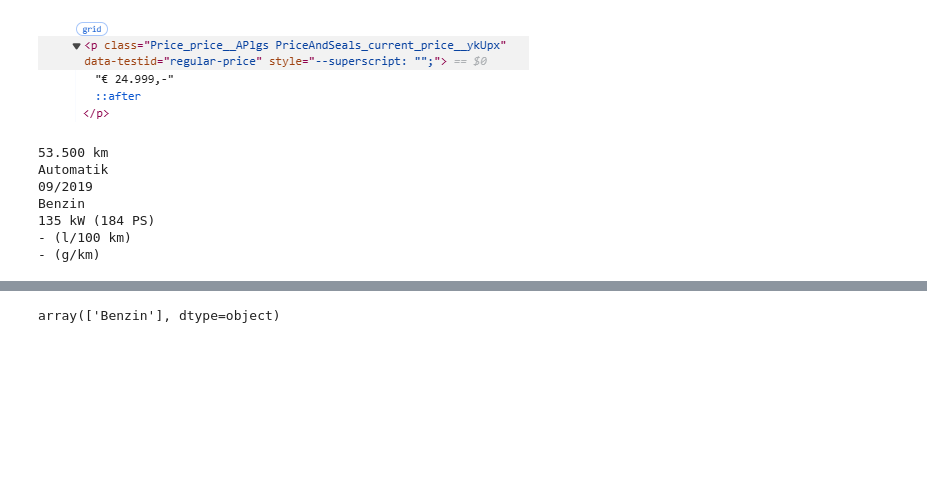
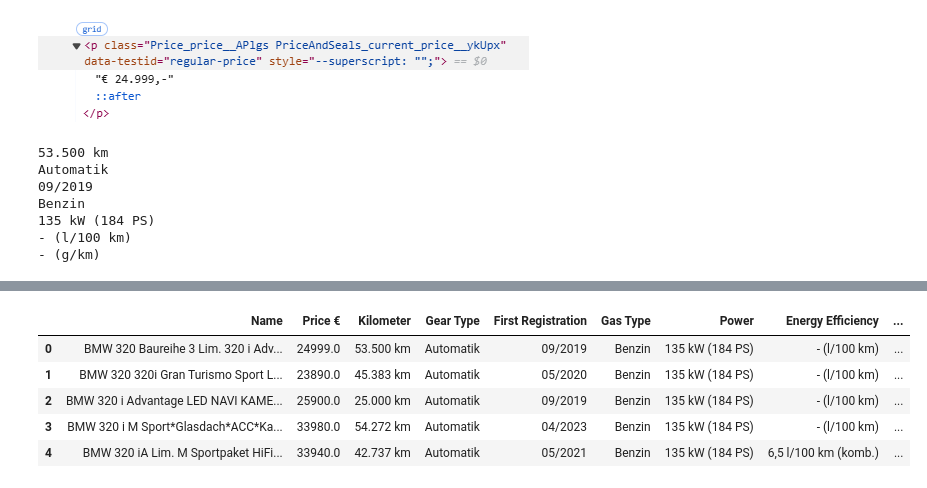
Before and after one commit to hoanghai94923/autoscout24, a Jupyter notebook: code.ipynb, the cells around one changed output, grey strips where cells are left out. Saved outputs shown, nothing was run; the diff lists cells and outputs as text; code cells hidden in the pictures; blank space fills up the shorter version.

```diff
--- a/code.ipynb
+++ b/code.ipynb
@@ -171,4 +139,15 @@ df
-# %%
-df["Gas Type"].unique()
-# %% [output]
-array(['Benzin'], dtype=object)
+# %%
+#Transform Price column
+# 'str' method allows us to use 'extractall' function, which has Regex in it.
+# '(\d+)' will extract only digits within the string.
+#If the string is separated by other characters, the method above will put them into multi-index structure, unstack() will return a new DataFrame with stacked indexes being leveled out into multiple columns ==> that means each part containing numbers will be stored in each column
+#sum(axis=1) in this case will concatenate all those columns containing numbers into 1 column and transform it into number type
+df["Price €"] = df["Price €"].str.extractall('(\d+)').unstack().sum(axis=1)
+df.head()
+# %% [output]
+|  | Name | Price € | Kilometer | Gear Type | First Registration | Gas Type | Power | Energy Efficiency | ... |
+| 0 | BMW 320 Baureihe 3 Lim. 320 i Adv... | 24999.0 | 53.500 km | Automatik | 09/2019 | Benzin | 135 kW (184 PS) | - (l/100 km) | ... |
+| 1 | BMW 320 320i Gran Turismo Sport L... | 23890.0 | 45.383 km | Automatik | 05/2020 | Benzin | 135 kW (184 PS) | - (l/100 km) | ... |
+| 2 | BMW 320 i Advantage LED NAVI KAME... | 25900.0 | 25.000 km | Automatik | 09/2019 | Benzin | 135 kW (184 PS) | - (l/100 km) | ... |
+| 3 | BMW 320 i M Sport*Glasdach*ACC*Ka... | 33980.0 | 54.272 km | Automatik | 04/2023 | Benzin | 135 kW (184 PS) | - (l/100 km) | ... |
+| 4 | BMW 320 iA Lim. M Sportpaket HiFi... | 33940.0 | 42.737 km | Automatik | 05/2021 | Benzin | 135 kW (184 PS) | 6,5 l/100 km (komb.) | ... |
```
Also changed, not shown: parts of 16 cells of this notebook.
